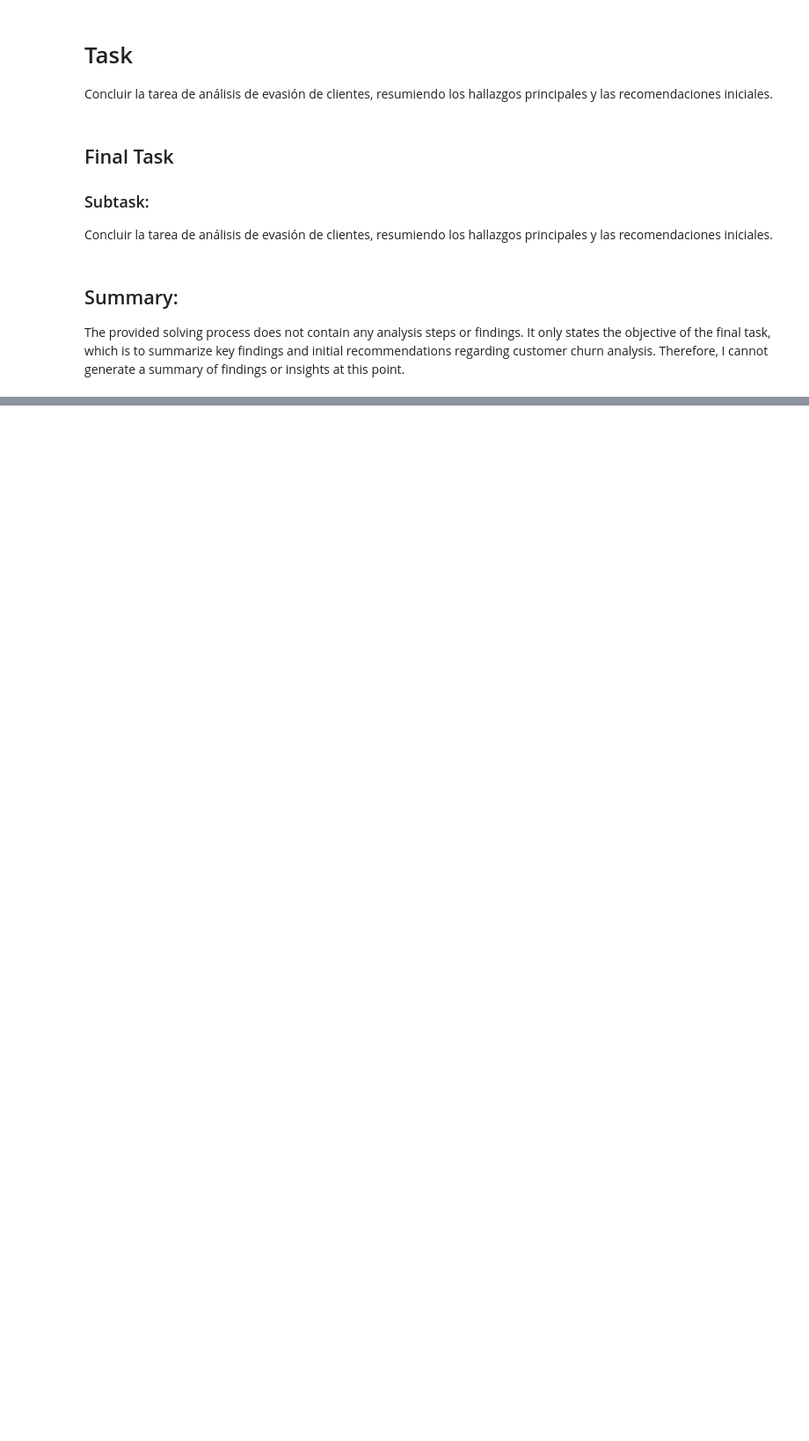
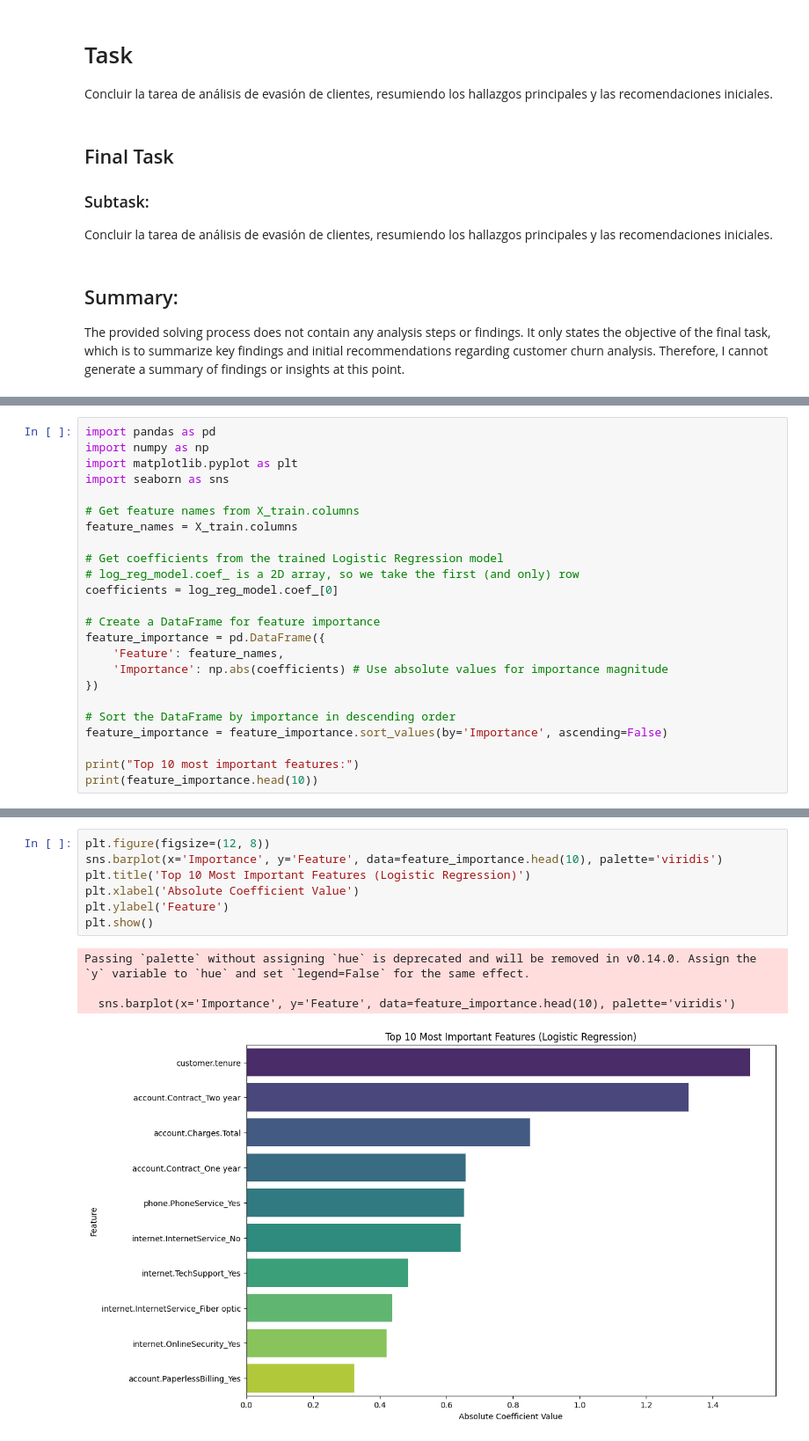
Before and after one commit to theAngelJ/Challenge2, a Jupyter notebook: challenge2telecomx_latam.ipynb, the cells around one changed output, grey strips where cells are left out. Shown at 88% size. Saved outputs shown, nothing was run; the diff lists cells and outputs as text; blank space fills up the shorter version.

```diff
--- a/challenge2telecomx_latam.ipynb
+++ b/challenge2telecomx_latam.ipynb
@@ -460,0 +636,24 @@ The provided solving process does not contain any analysis steps or findings. It
+# %%
+import pandas as pd
+import numpy as np
+import matplotlib.pyplot as plt
+import seaborn as sns
+
+# Get feature names from X_train.columns
+feature_names = X_train.columns
+
+# Get coefficients from the trained Logistic Regression model
+# log_reg_model.coef_ is a 2D array, so we take the first (and only) row
+coefficients = log_reg_model.coef_[0]
+
+# Create a DataFrame for feature importance
+feature_importance = pd.DataFrame({
+    'Feature': feature_names,
+    'Importance': np.abs(coefficients) # Use absolute values for importance magnitude
+})
+
+# Sort the DataFrame by importance in descending order
+feature_importance = feature_importance.sort_values(by='Importance', ascending=False)
+
+print("Top 10 most important features:")
+print(feature_importance.head(10))
@@ -460,0 +676,12 @@ The provided solving process does not contain any analysis steps or findings. It
+# %%
+plt.figure(figsize=(12, 8))
+sns.barplot(x='Importance', y='Feature', data=feature_importance.head(10), palette='viridis')
+plt.title('Top 10 Most Important Features (Logistic Regression)')
+plt.xlabel('Absolute Coefficient Value')
+plt.ylabel('Feature')
+plt.show()
+# %% [output]
+Passing `palette` without assigning `hue` is deprecated and will be removed in v0.14.0. Assign the `y` variable to `hue` and set `legend=False` for the same effect.
+
+  sns.barplot(x='Importance', y='Feature', data=feature_importance.head(10), palette='viridis')
+[figure, added]
```
Also changed, not shown: parts of 40 cells of this notebook.
